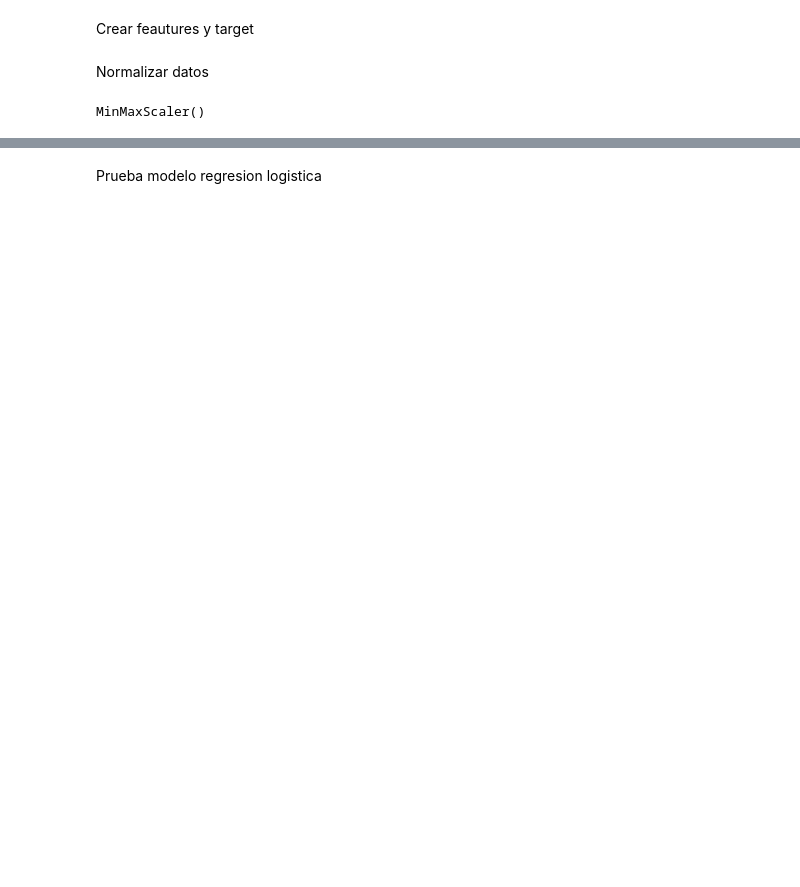
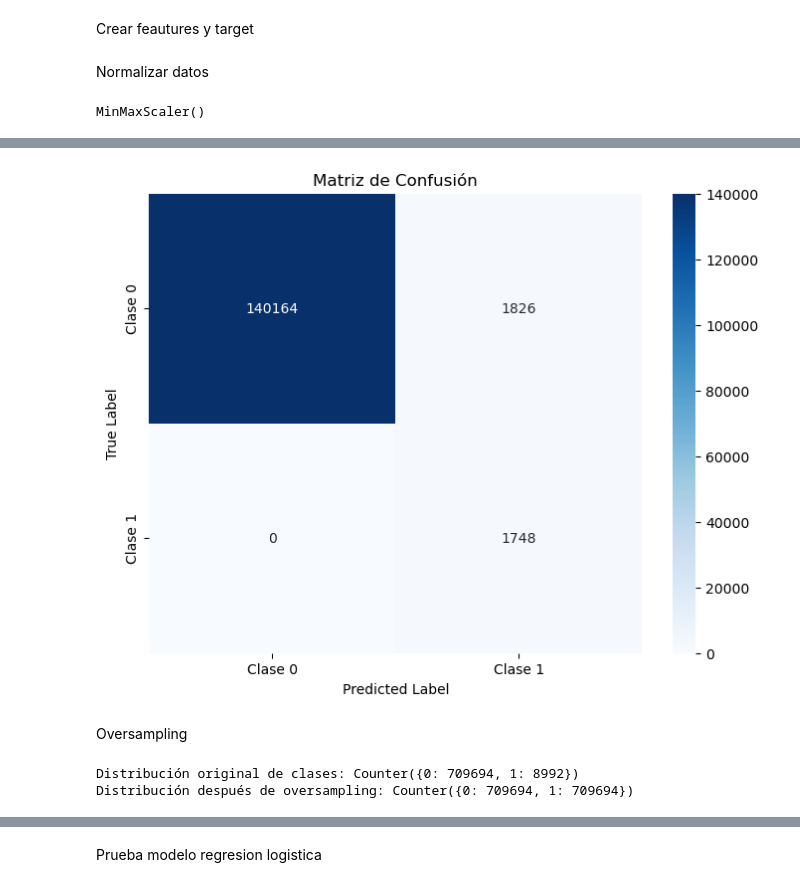
Before and after one commit to Rafa-Gamero/Machine-Learning, a Jupyter notebook: main.ipynb, the cells around one changed output, grey strips where cells are left out. Saved outputs shown, nothing was run; the diff lists cells and outputs as text; code cells hidden in the pictures; blank space fills up the shorter version.

```diff
--- a/main.ipynb
+++ b/main.ipynb
@@ -390,0 +542,17 @@ X_test_norm.head()
+# %%
+from sklearn.linear_model import LogisticRegression
+from sklearn.metrics import accuracy_score, classification_report
+
+# Crear el modelo de Regresión Logística
+model_lr = LogisticRegression(random_state=42, max_iter=1000)
+
+# Entrenar el modelo en los datos normalizados
+model_lr.fit(X_train_under, y_train_under)
+
+# Hacer predicciones
+y_pred_lr = model_lr.predict(X_test)
+
+# Evaluar el rendimiento del modelo
+print("Accuracy:", accuracy_score(y_test, y_pred_lr))
+print("\nClassification Report:")
+print(classification_report(y_test, y_pred_lr))
@@ -390,0 +571,39 @@ X_test_norm.head()
+# %%
+import matplotlib.pyplot as plt
+import seaborn as sns
+from sklearn.metrics import confusion_matrix
+
+# Supongamos que y_test contiene las etiquetas reales y y_pred las predicciones
+conf_matrix = confusion_matrix(y_test, y_pred_lr)
+
+# Crear el gráfico
+plt.figure(figsize=(8, 6))
+sns.heatmap(conf_matrix, annot=True, fmt='d', cmap='Blues', xticklabels=['Clase 0', 'Clase 1'], yticklabels=['Clase 0', 'Clase 1'])
+plt.xlabel('Predicted Label')
+plt.ylabel('True Label')
+plt.title('Matriz de Confusión')
+plt.show()
+# %% [output]
+[figure, added]
+# %% [markdown]
+Oversampling
+# %%
+from imblearn.over_sampling import SMOTE
+from collections import Counter
+
+# Inicializar SMOTE
+smote = SMOTE(random_state=42)
+
+# Aplicar SMOTE a las características (X) y la variable objetivo (y)
+X_over, y_over = smote.fit_resample(features, target)
+
+# Verificar la nueva distribución de clases después de aplicar oversampling
+print(f"Distribución original de clases: {Counter(target)}")
+print(f"Distribución después de oversampling: {Counter(y_over)}")
+
+# Dividir en conjuntos de entrenamiento y prueba después de aplicar SMOTE
+from sklearn.model_selection import train_test_split
+X_train, X_test, y_train, y_test = train_test_split(X_over, y_over, test_size=0.3, random_state=42)
+# %% [output]
+Distribución original de clases: Counter({0: 709694, 1: 8992})
+Distribución después de oversampling: Counter({0: 709694, 1: 709694})
```
Also changed, not shown: parts of 30 cells of this notebook.
